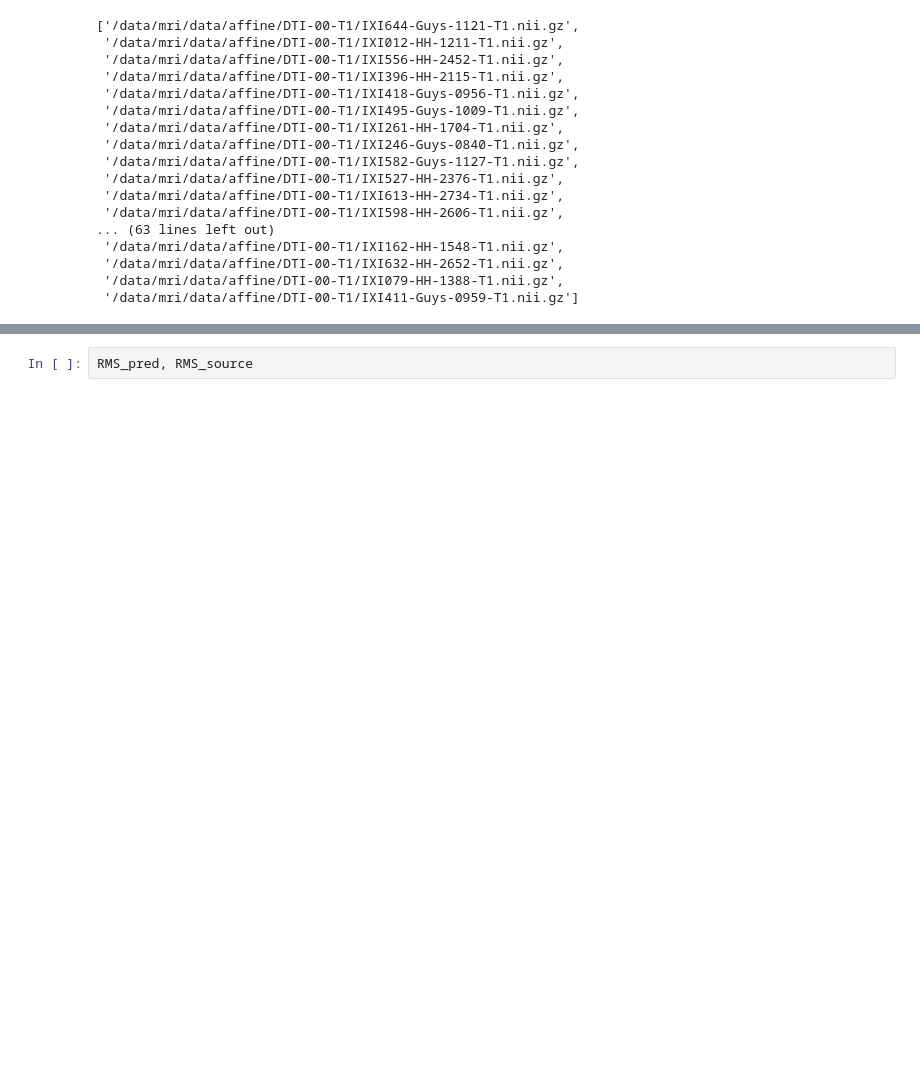
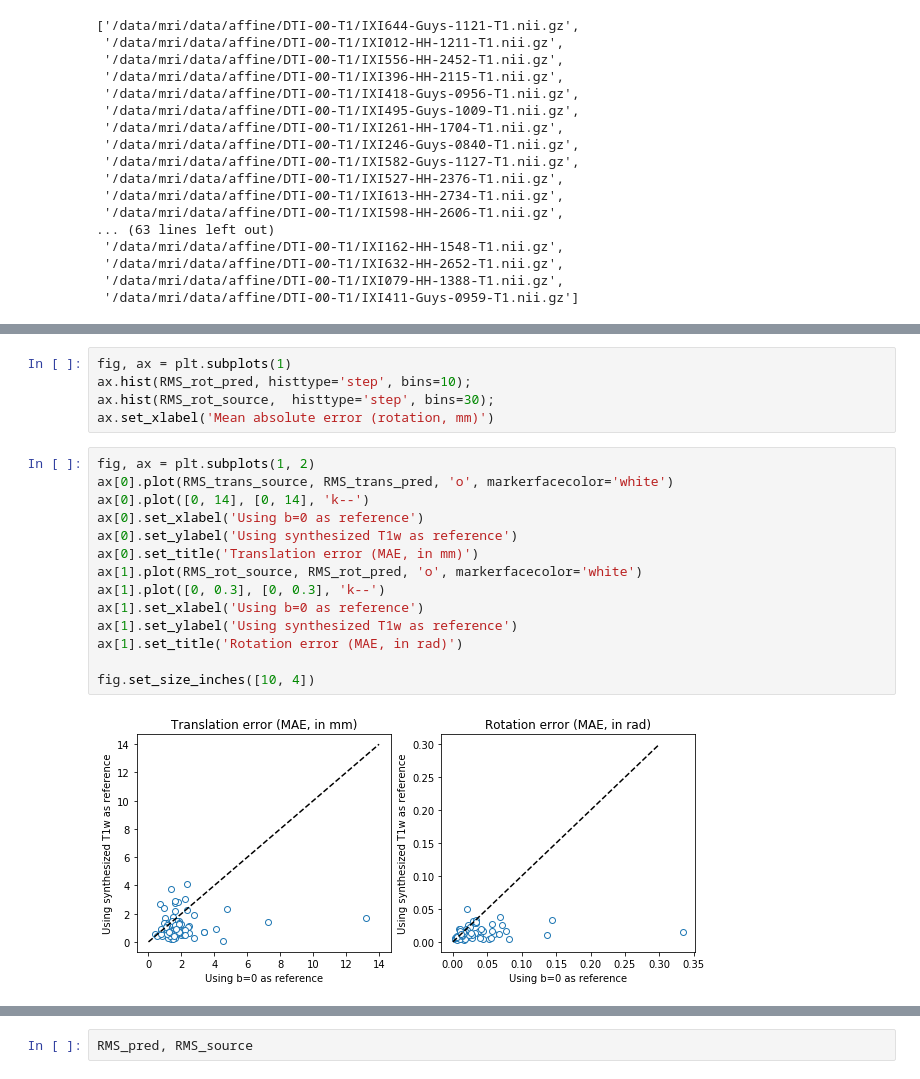
Before and after one commit to uw-biomedical-ml/mri2mri_notebooks, a Jupyter notebook: compare_registrations.ipynb, the cells around one changed output, grey strips where cells are left out. Cells and saved outputs as stored; diff of their text form; blank space fills up the shorter version.

```diff
--- a/compare_registrations.ipynb
+++ b/compare_registrations.ipynb
@@ -142,0 +157,21 @@ plt.hist(RMS_source)
+# %%
+fig, ax = plt.subplots(1)
+ax.hist(RMS_rot_pred, histtype='step', bins=10);
+ax.hist(RMS_rot_source,  histtype='step', bins=30);
+ax.set_xlabel('Mean absolute error (rotation, mm)')
+# %%
+fig, ax = plt.subplots(1, 2)
+ax[0].plot(RMS_trans_source, RMS_trans_pred, 'o', markerfacecolor='white')
+ax[0].plot([0, 14], [0, 14], 'k--')
+ax[0].set_xlabel('Using b=0 as reference')
+ax[0].set_ylabel('Using synthesized T1w as reference')
+ax[0].set_title('Translation error (MAE, in mm)')
+ax[1].plot(RMS_rot_source, RMS_rot_pred, 'o', markerfacecolor='white')
+ax[1].plot([0, 0.3], [0, 0.3], 'k--')
+ax[1].set_xlabel('Using b=0 as reference')
+ax[1].set_ylabel('Using synthesized T1w as reference')
+ax[1].set_title('Rotation error (MAE, in rad)')
+
+fig.set_size_inches([10, 4])
+# %% [output]
+[figure, added]
```
Also changed, not shown: parts of 8 cells of this notebook.
